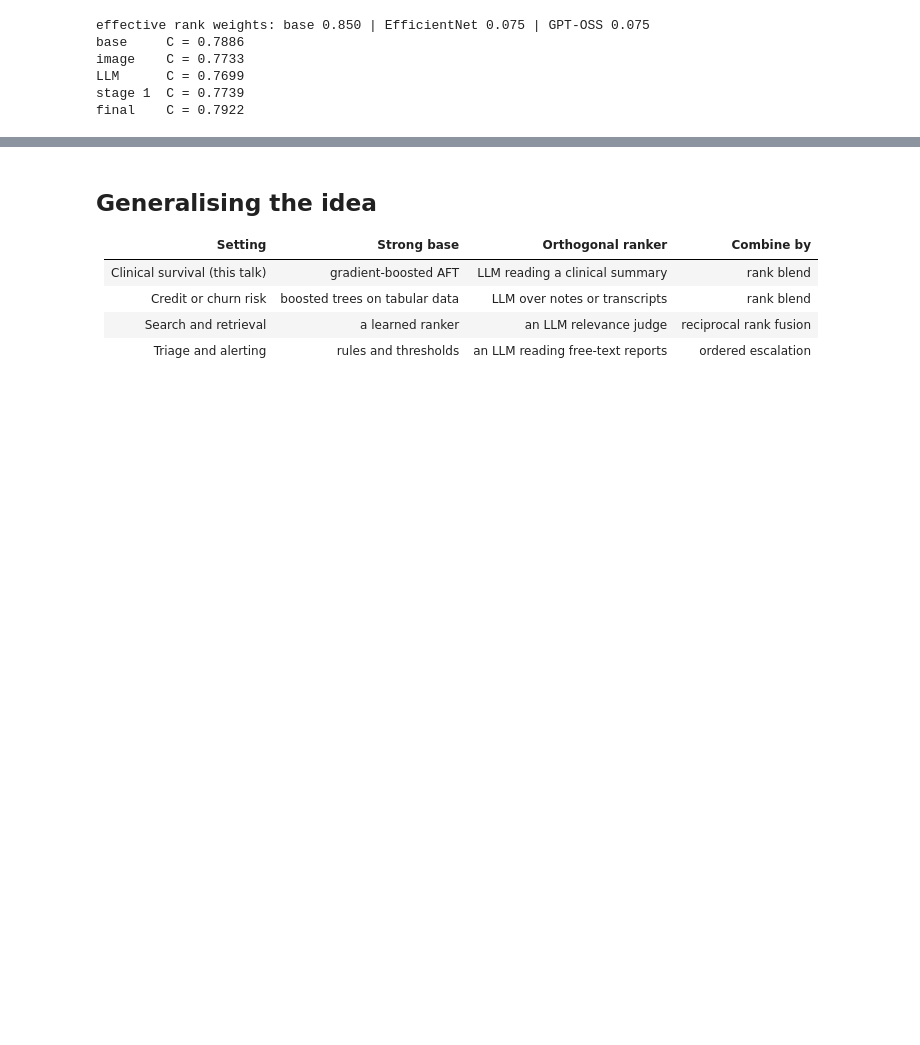
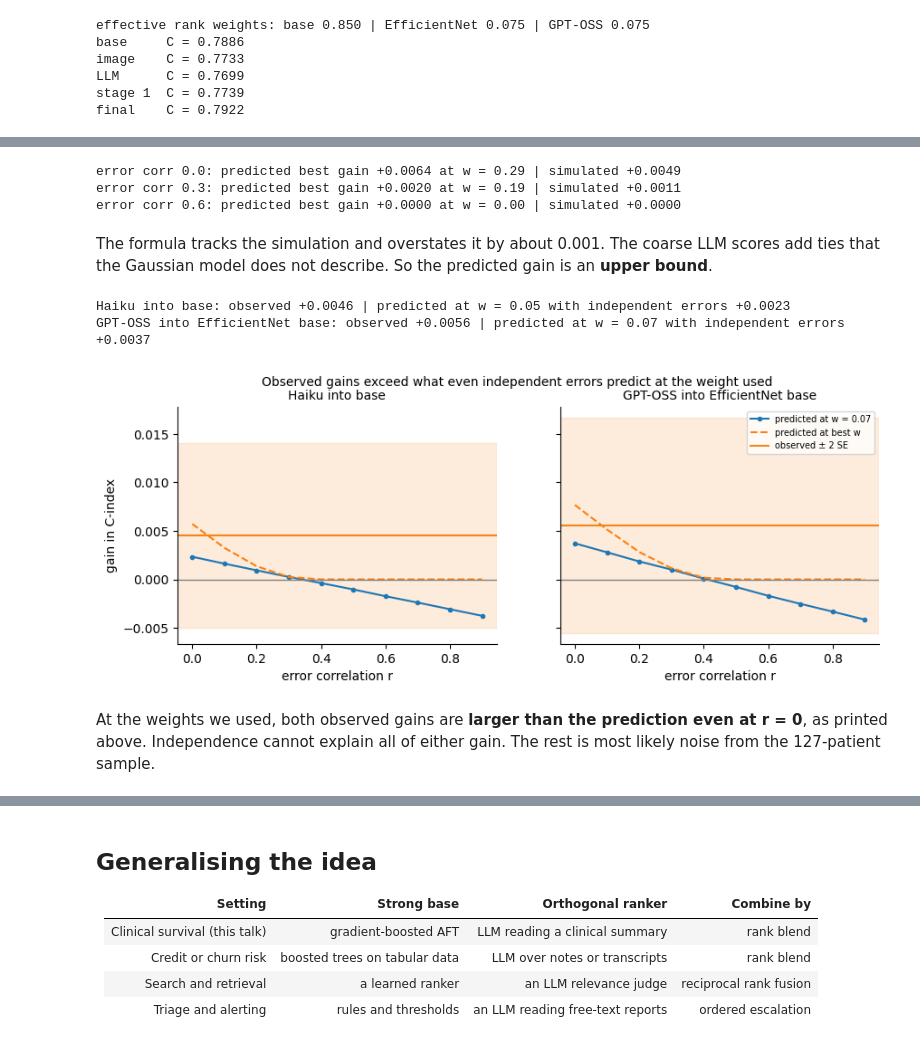
Before and after one commit to dronny111/annitia, a Jupyter notebook: talk/annitia_talk.ipynb, the cells around one changed output, grey strips where cells are left out. Saved outputs shown, nothing was run; the diff lists cells and outputs as text; code cells hidden in the pictures; blank space fills up the shorter version.

```diff
--- a/talk/annitia_talk.ipynb
+++ b/talk/annitia_talk.ipynb
@@ -332,0 +397,10 @@ else:
+# %%
+n_ev = round(RATES["hep"] * N_PUBLIC)
+print(f"event rates {RATE_SRC}: hepatic {RATES['hep']:.0%}, death {RATES['death']:.0%}"
+      f" -> about {n_ev} hepatic events in the public sample")
+print(f"one C-index of 0.89 (Hanley-McNeil): SE = {G.hanley_mcneil_se(0.89, n_ev, N_PUBLIC - n_ev):.3f}")
+s_base, s_oss = sig(0.8967), sig(0.7919)
+print("paired SE of a GPT-OSS-style blend gain (weight 0.07), weighted metric:")
+for name, n in (("public", N_PUBLIC), ("private", N_TEST - N_PUBLIC), ("whole test", N_TEST)):
+    se = weighted_se(s_base, s_oss, 0.07, n=n)
+    print(f"  {name:10s} n = {n:3d}: SE {se:.4f}, credible gain {2 * se:.4f}")
@@ -332,0 +458,43 @@ else:
+# %%
+cal_syn = (C.true_hep.to_numpy(), C.hep_event.to_numpy(), C.hep_time.to_numpy())
+ev_s, t_s = cal_syn[1], cal_syn[2]
+for shared in (0.0, 0.3, 0.6):
+    tab, llm = S.rankers(cal_syn[0], seed=7, shared=shared)
+    s1, s2 = G.sigma_from_c(cal_syn, cidx(ev_s, t_s, tab)), G.sigma_from_c(cal_syn, cidx(ev_s, t_s, llm))
+    simulated = max(cidx(ev_s, t_s, (1 - w) * _rank01(tab) + w * _rank01(llm)) for w in W) - cidx(ev_s, t_s, tab)
+    predicted, w_star = G.predicted_gain(cal_syn, s1, s2, shared)
+    print(f"error corr {shared:.1f}: predicted best gain {predicted:+.4f} at w = {w_star:.2f}"
+          f" | simulated {simulated:+.4f}")
+# %% [output]
+error corr 0.0: predicted best gain +0.0064 at w = 0.29 | simulated +0.0049
+error corr 0.3: predicted best gain +0.0020 at w = 0.19 | simulated +0.0011
+error corr 0.6: predicted best gain +0.0000 at w = 0.00 | simulated +0.0000
+# %% [markdown]
+The formula tracks the simulation and overstates it by about 0.001. The coarse LLM scores add
+ties that the Gaussian model does not describe. So the predicted gain is an **upper bound**.
+# %%
+cases = (("Haiku into base", 0.8938, 0.7528, 0.05, 0.89834 - 0.89379),
+         ("GPT-OSS into EfficientNet base", 0.8967, 0.7919, 0.07, 0.90223 - 0.89665))
+R = np.linspace(0, 0.9, 10)
+fig, axs = plt.subplots(1, 2, figsize=(10, 3.4), sharey=True)
+for ax, (name, c_a, c_b, w, seen) in zip(axs, cases):
+    s1, s2 = sig(c_a), sig(c_b)
+    ax.plot(R, [G.predicted_gain(CAL["hep"], s1, s2, r, w)[0] for r in R], marker=".", label=f"predicted at w = {w}")
+    ax.plot(R, [G.predicted_gain(CAL["hep"], s1, s2, r)[0] for r in R], ls="--", label="predicted at best w")
+    se = weighted_se(s1, s2, w)
+    print(f"{name}: observed {seen:+.4f} | predicted at w = {w} with independent errors"
+          f" {G.predicted_gain(CAL['hep'], s1, s2, 0.0, w)[0]:+.4f}")
+    ax.axhspan(seen - 2 * se, seen + 2 * se, color="#f58518", alpha=0.15)
+    ax.axhline(seen, color="#f58518", label="observed ± 2 SE")
+    ax.axhline(0, c="grey", lw=1); ax.set_title(name, fontsize=10); ax.set_xlabel("error correlation r")
+axs[0].set_ylabel("gain in C-index"); axs[1].legend(fontsize=7)
+plt.suptitle("Observed gains exceed what even independent errors predict at the weight used", fontsize=10)
+plt.show()
+# %% [output]
+Haiku into base: observed +0.0046 | predicted at w = 0.05 with independent errors +0.0023
+GPT-OSS into EfficientNet base: observed +0.0056 | predicted at w = 0.07 with independent errors +0.0037
+[figure, added]
+# %% [markdown]
+At the weights we used, both observed gains are **larger than the prediction even at r = 0**,
+as printed above. Independence cannot explain all of either gain. The rest is most likely noise
+from the 127-patient sample.
```
Also changed, not shown: parts of 26 cells of this notebook, 10 other files.
